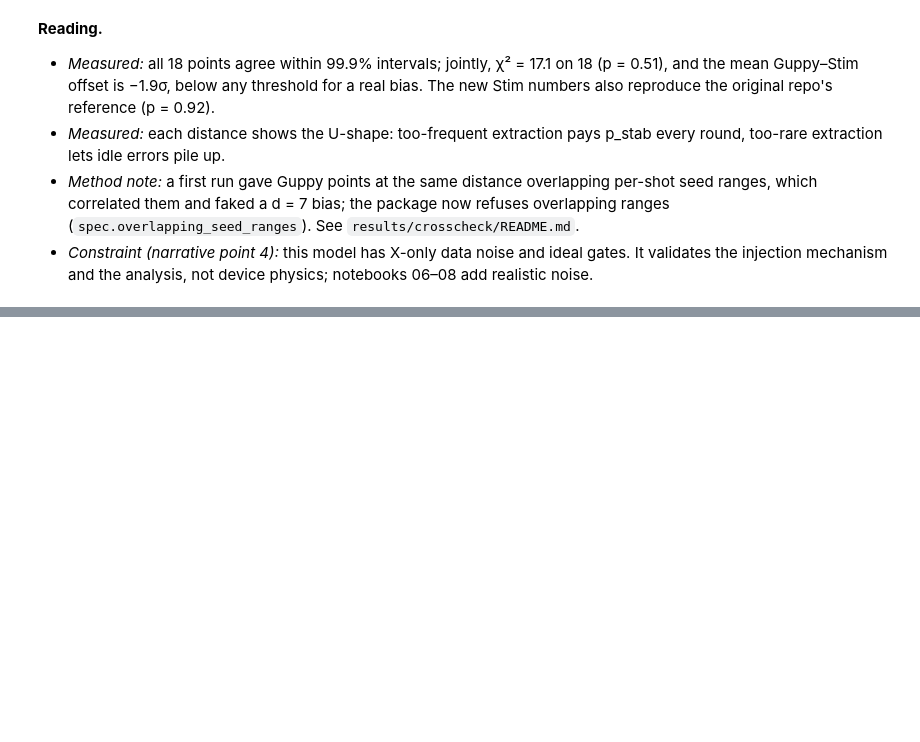
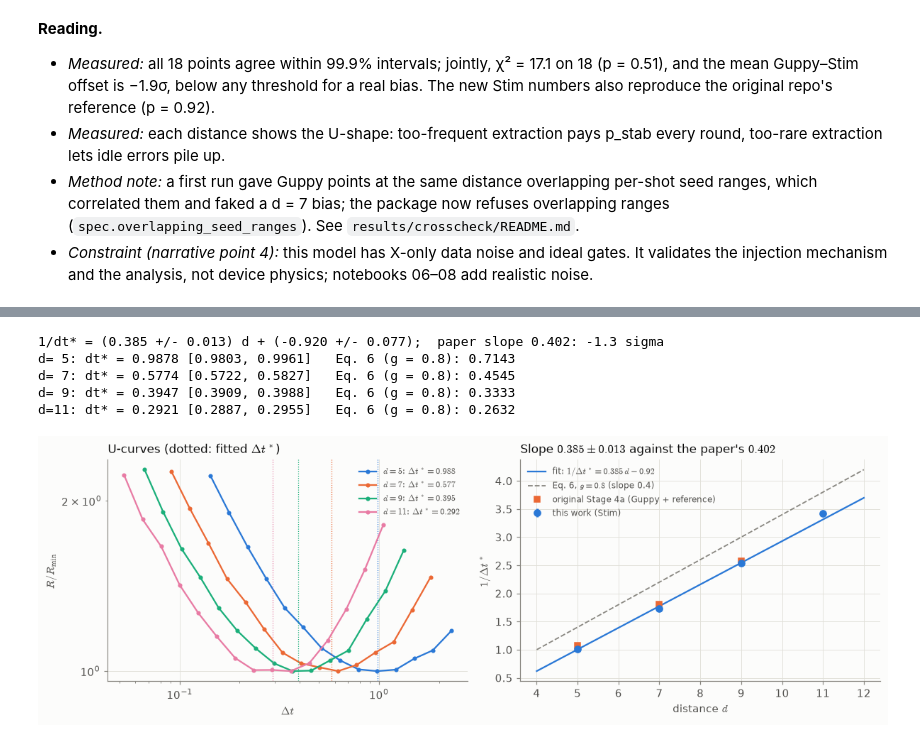
Before and after one commit to hvermaQ/qec-timing-submission, a Jupyter notebook: notebooks/03_paper_model_guppy_vs_stim.ipynb, the cells around one changed output, grey strips where cells are left out. Drawn from its saved outputs; the diff is of its cells as text; code cells hidden in the pictures; blank space fills up the shorter version.

```diff
--- a/notebooks/03_paper_model_guppy_vs_stim.ipynb
+++ b/notebooks/03_paper_model_guppy_vs_stim.ipynb
@@ -63,0 +71,42 @@ P.save(fig, "03_paper_model_guppy_vs_stim_1")
+# %%
+sc = json.loads((R / "scaling" / "scaling.json").read_text())
+f = sc["fit"]
+print(f"1/dt* = ({f['eta']:.3f} +/- {f['eta_se']:.3f}) d + ({f['z']:.3f} +/- {f['z_se']:.3f});  "
+      f"paper slope {f['paper_eta']}: {f['sigma_from_paper']:+.1f} sigma")
+for r in sc["rows"]:
+    o = r["optimum"]
+    print(f"d={r['d']:>2}: dt* = {o['dt_star']:.4f} [{o['lo']:.4f}, {o['hi']:.4f}]   Eq. 6 (g = 0.8): {r['eq6']:.4f}")
+# %% [output]
+1/dt* = (0.385 +/- 0.013) d + (-0.920 +/- 0.077);  paper slope 0.402: -1.3 sigma
+d= 5: dt* = 0.9878 [0.9803, 0.9961]   Eq. 6 (g = 0.8): 0.7143
+d= 7: dt* = 0.5774 [0.5722, 0.5827]   Eq. 6 (g = 0.8): 0.4545
+d= 9: dt* = 0.3947 [0.3909, 0.3988]   Eq. 6 (g = 0.8): 0.3333
+d=11: dt* = 0.2921 [0.2887, 0.2955]   Eq. 6 (g = 0.8): 0.2632
+# %%
+fig, axes = plt.subplots(1, 2, figsize=(11, 3.8))
+cols = dict(zip([r["d"] for r in sc["rows"]], P.SERIES + ["#e87ba4"]))
+for r in sc["rows"]:
+    pts = r["points"]; c = cols[r["d"]]
+    rr = np.array([p["r"] for p in pts]); dt = np.array([p["dt"] for p in pts])
+    axes[0].plot(dt, rr / rr.min(), "o-", color=c, ms=3, lw=1.5,
+                 label=rf"$d = {r['d']}$: $\Delta t^* = {r['optimum']['dt_star']:.3f}$")
+    axes[0].axvline(r["optimum"]["dt_star"], color=c, lw=0.8, ls=":")
+axes[0].set_xscale("log"); axes[0].set_yscale("log"); axes[0].legend(fontsize=8)
+axes[0].set_xlabel(P.DT); axes[0].set_ylabel(r"$R / R_{\min}$")
+axes[0].set_title(r"U-curves (dotted: fitted $\Delta t^*$)", loc="left")
+d = np.array([r["d"] for r in sc["rows"]], float)
+y = np.array([1 / r["optimum"]["dt_star"] for r in sc["rows"]])
+s = np.array([(1 / r["optimum"]["lo"] - 1 / r["optimum"]["hi"]) / 2 for r in sc["rows"]])
+xs = np.linspace(d.min() - 1, d.max() + 1, 50)
+axes[1].errorbar(d, y, yerr=s, fmt="o", color=P.SERIES[0], ms=6, label="this work (Stim)")
+axes[1].plot(xs, f["eta"] * xs + f["z"], "-", color=P.SERIES[0], lw=1.5, label=rf"fit: $1/\Delta t^* = {f['eta']:.3f}\,d {f['z']:+.2f}$")
+axes[1].plot(xs, 0.8 * (xs + 1) / 2 - 1, "--", color=P.MUTED, lw=1.2,      # Eq. 6: 1/dt* = lam (alpha - 1)
+             label=r"Eq. 6, $g = 0.8$ (slope 0.4)")
+gx = [5, 7, 9]; gy = [1 / 0.9343, 1 / 0.5546, 1 / 0.3888]
+axes[1].plot(gx, gy, "s", color=P.SERIES[1], ms=5, label="original Stage 4a (Guppy + reference)")
+axes[1].set_xlabel(r"distance $d$"); axes[1].set_ylabel(r"$1/\Delta t^*$"); axes[1].legend(fontsize=8)
+axes[1].set_title(rf"Slope ${f['eta']:.3f} \pm {f['eta_se']:.3f}$ against the paper's $0.402$", loc="left")
+fig.tight_layout()
+P.save(fig, "03_paper_model_guppy_vs_stim_2")
+# %% [output]
+[figure, added]
```
Also changed, not shown: parts of 3 cells of this notebook, 54 other files.
